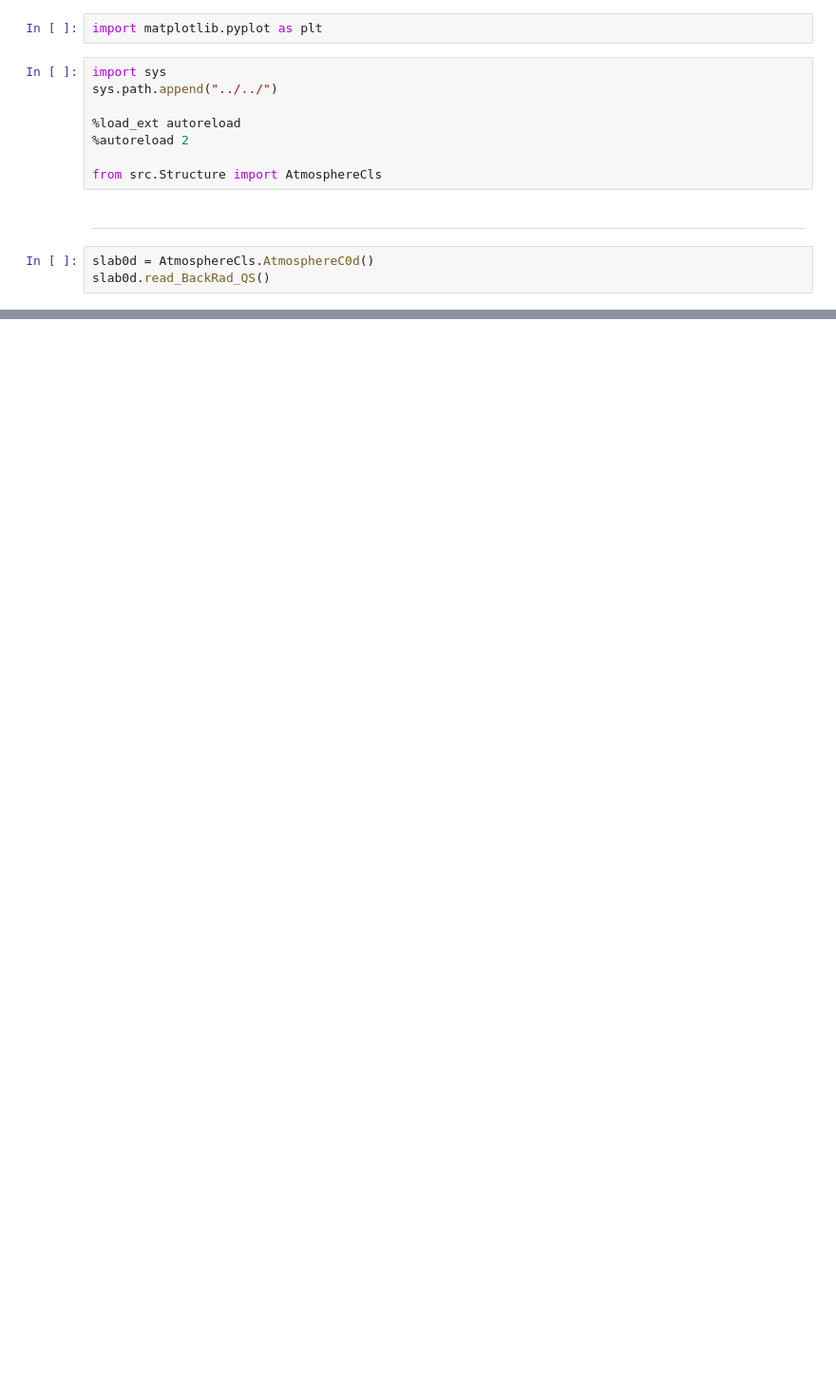
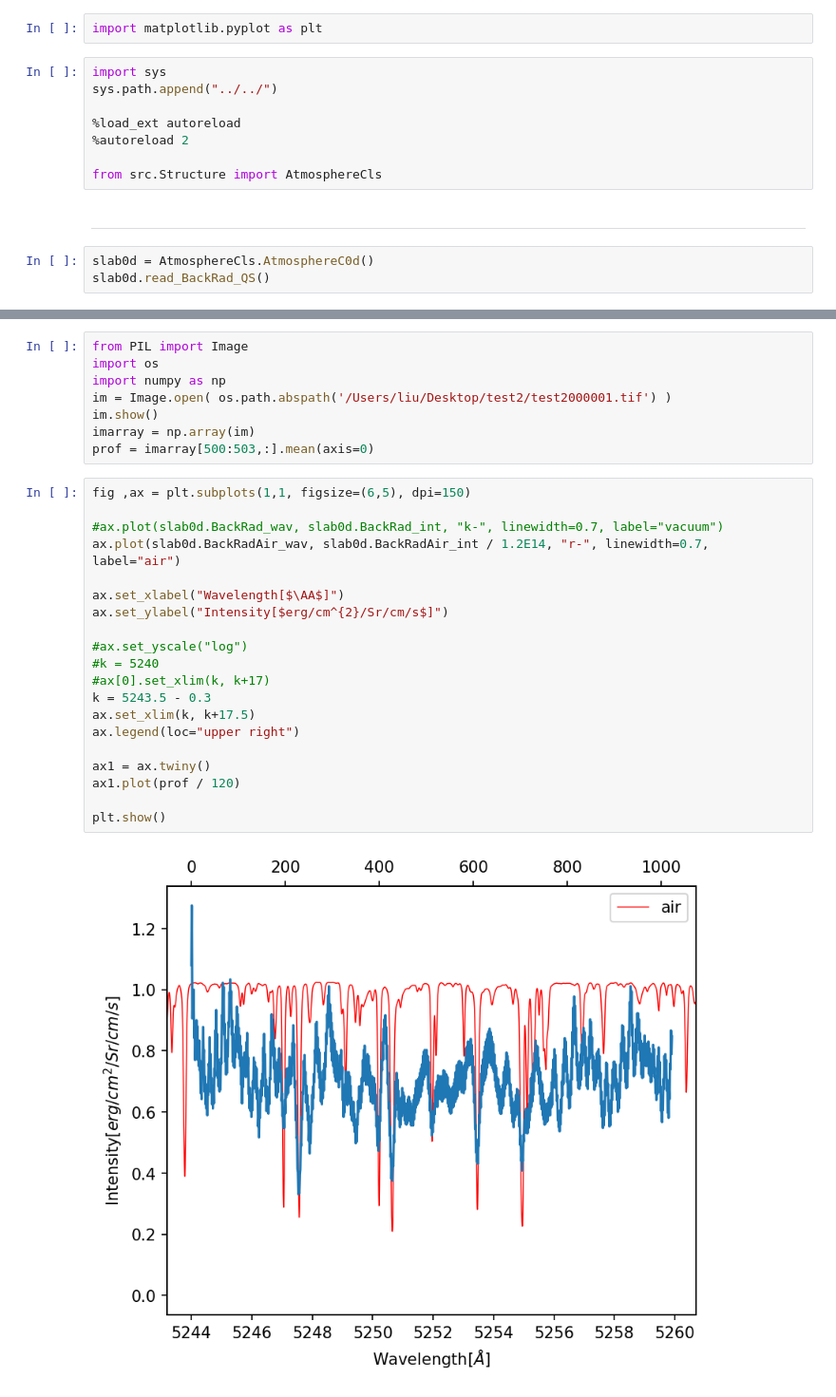
Before and after one commit to kouui/spectra-deprecated, a Jupyter notebook: notebooks/Structure/Demo_Atmosphere_Background_Radiation.ipynb, the cells around one changed output, grey strips where cells are left out. Shown at 95% size. Drawn from its saved outputs; the diff is of its cells as text; blank space fills up the shorter version.

```diff
--- a/notebooks/Structure/Demo_Atmosphere_Background_Radiation.ipynb
+++ b/notebooks/Structure/Demo_Atmosphere_Background_Radiation.ipynb
@@ -30,0 +33,30 @@ plt.show()
+# %%
+from PIL import Image
+import os
+import numpy as np
+im = Image.open( os.path.abspath('/Users/liu/Desktop/test2/test2000001.tif') )
+im.show()
+imarray = np.array(im)
+prof = imarray[500:503,:].mean(axis=0)
+# %%
+fig ,ax = plt.subplots(1,1, figsize=(6,5), dpi=150)
+
+#ax.plot(slab0d.BackRad_wav, slab0d.BackRad_int, "k-", linewidth=0.7, label="vacuum")
+ax.plot(slab0d.BackRadAir_wav, slab0d.BackRadAir_int / 1.2E14, "r-", linewidth=0.7, label="air")
+
+ax.set_xlabel("Wavelength[$\AA$]")
+ax.set_ylabel("Intensity[$erg/cm^{2}/Sr/cm/s$]")
+
+#ax.set_yscale("log")
+#k = 5240
+#ax[0].set_xlim(k, k+17)
+k = 5243.5 - 0.3
+ax.set_xlim(k, k+17.5)
+ax.legend(loc="upper right")
+
+ax1 = ax.twiny()
+ax1.plot(prof / 120)
+
+plt.show()
+# %% [output]
+[figure, added]
```
Also changed, not shown: parts of 2 cells of this notebook, 9 other files.
